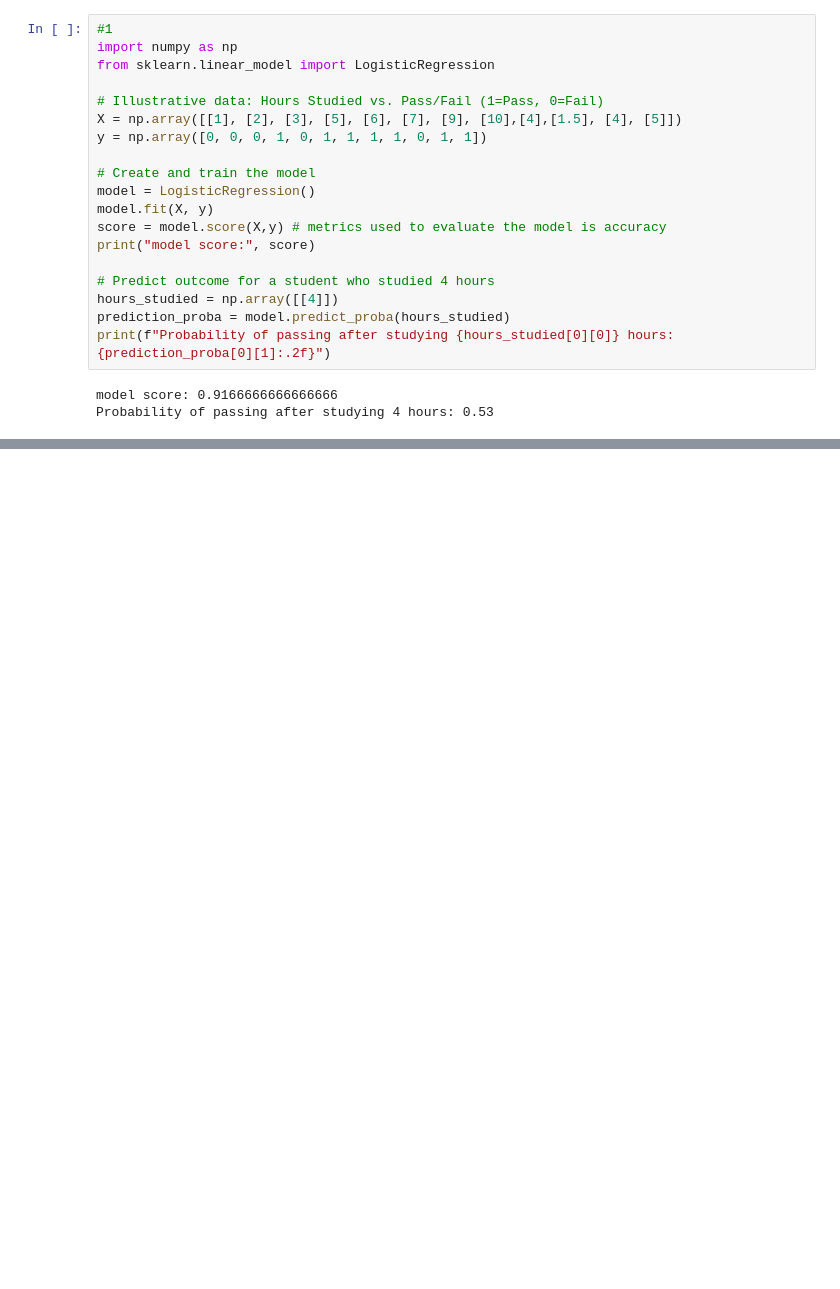
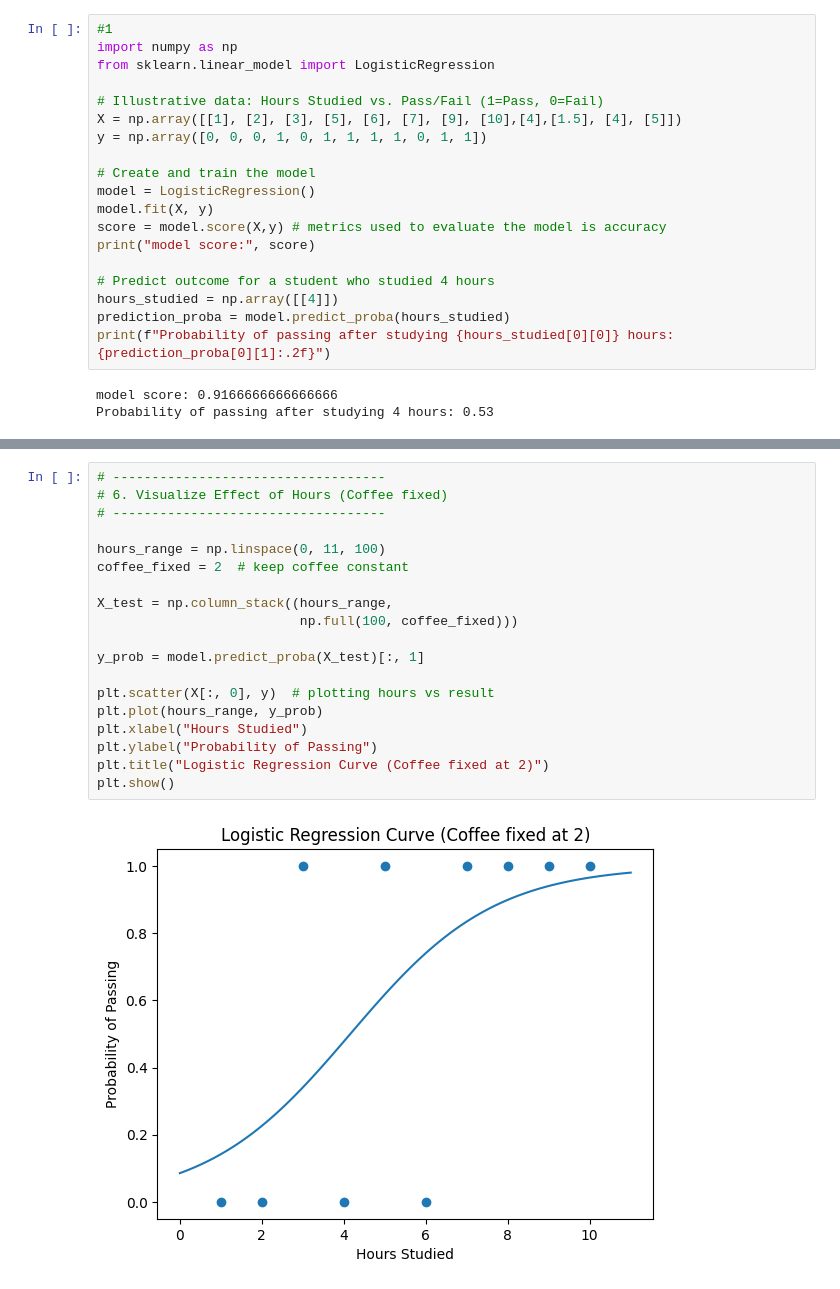
Before and after one commit to Prajwal-K-Madegowda/ML, a Jupyter notebook: All ML Alogorithme/Logistic Regression.ipynb, the cells around one changed output, grey strips where cells are left out. Cells and saved outputs as stored; diff of their text form; blank space fills up the shorter version.

```diff
--- a/All ML Alogorithme/Logistic Regression.ipynb
+++ b/All ML Alogorithme/Logistic Regression.ipynb
@@ -114,0 +150,21 @@ NameError: name 'clf_data' is not defined
+# %%
+# -----------------------------------
+# 6. Visualize Effect of Hours (Coffee fixed)
+# -----------------------------------
+
+hours_range = np.linspace(0, 11, 100)
+coffee_fixed = 2  # keep coffee constant
+
+X_test = np.column_stack((hours_range,
+                          np.full(100, coffee_fixed)))
+
+y_prob = model.predict_proba(X_test)[:, 1]
+
+plt.scatter(X[:, 0], y)  # plotting hours vs result
+plt.plot(hours_range, y_prob)
+plt.xlabel("Hours Studied")
+plt.ylabel("Probability of Passing")
+plt.title("Logistic Regression Curve (Coffee fixed at 2)")
+plt.show()
+# %% [output]
+[figure, added]
```
Also changed, not shown: parts of 7 cells of this notebook, 1 other file.
